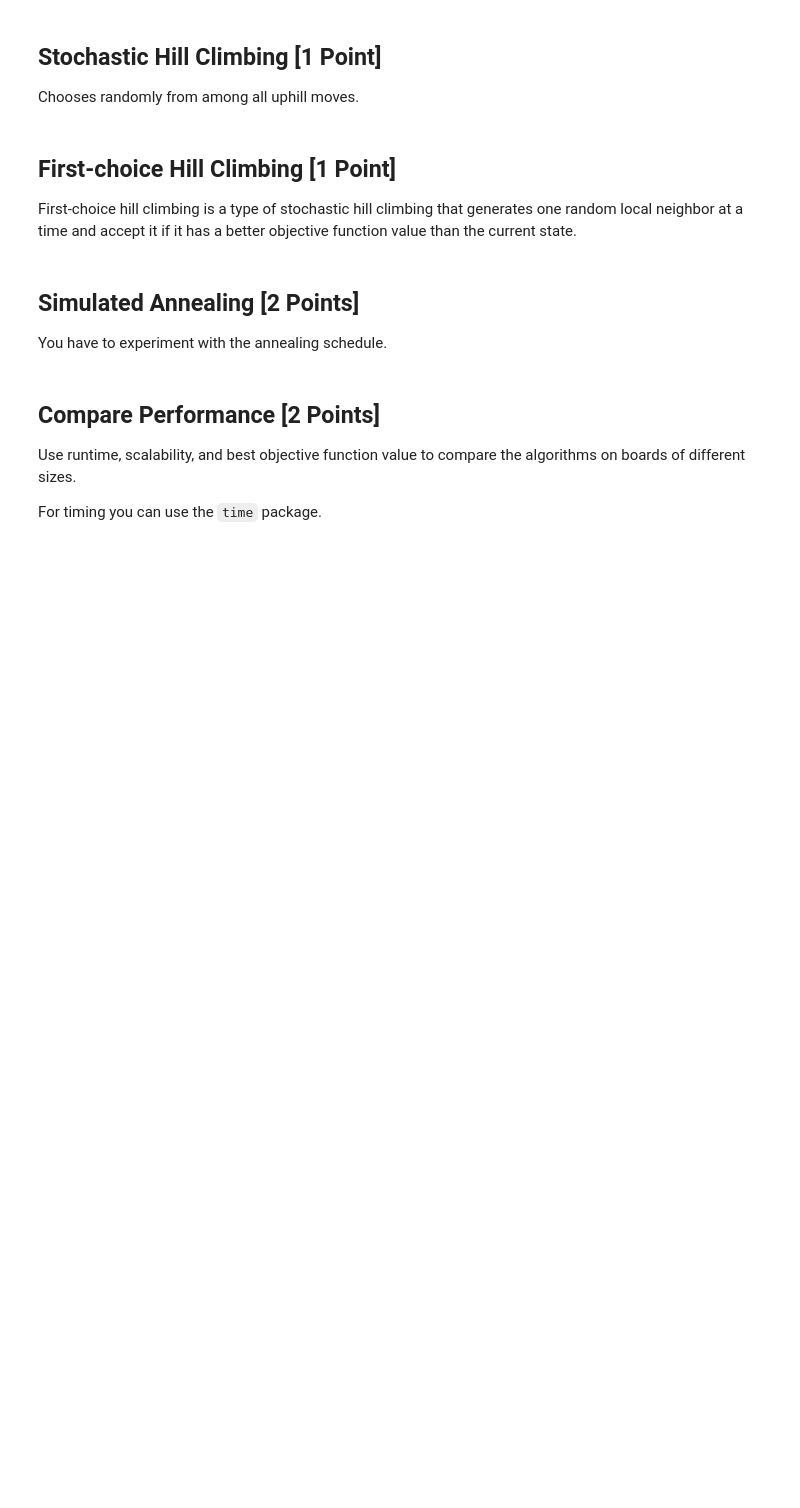
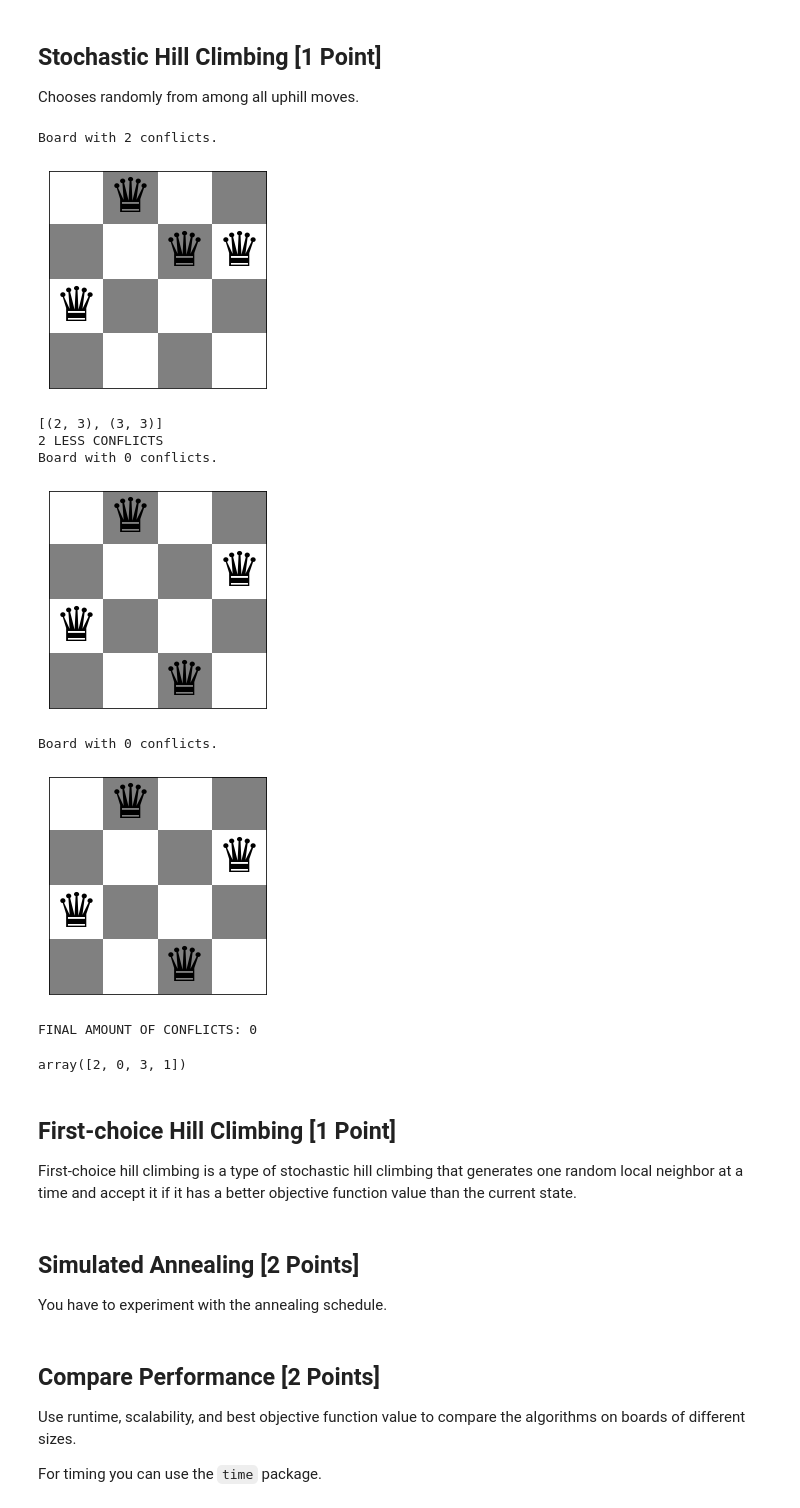
Before and after one commit to mitchmorrison2/CS7320-AI, a Jupyter notebook: Local Search/n_queens.ipynb, the cells around one changed output. Saved outputs shown, nothing was run; the diff lists cells and outputs as text; code cells hidden in the pictures; blank space fills up the shorter version.

```diff
--- a/Local Search/n_queens.ipynb
+++ b/Local Search/n_queens.ipynb
@@ -131,3 +233,44 @@ Chooses randomly from among all uphill moves.
+# %%
+def SHC(n=6):
+    '''Randomly choose from all improving moves until stuck'''
+    board = random_board(n)
+    show_board(board)
+    conflictsV = conflicts(board)
+    lowestConflicts = 0
+    while lowestConflicts <= conflictsV:
+        allImprovingMoves = []
+        for index, x in enumerate(board):
+            og = (index, x)
+            for i in range(n):
+                board[index] = i
+                if conflicts(board) < conflictsV:
+                    allImprovingMoves.append((index, i))
+            board[og[0]] = og[1]
+        if allImprovingMoves:
+            # pick random tuple from list to adjust
+            indexToLoc = np.random.choice(list(range(len(allImprovingMoves))))
+            board[allImprovingMoves[indexToLoc][0]] = allImprovingMoves[indexToLoc][1]
+            print("{} LESS CONFLICTS".format(conflictsV - conflicts(board)))
+            conflictsV = conflicts(board)
+        else:
+            show_board(board)
+            print("FINAL AMOUNT OF CONFLICTS:", conflicts(board))
+            break
+        show_board(board)
+    return board
+
+SHC(4)
+# %% [output]
+Board with 2 conflicts.
+[figure, added]
+[(2, 3), (3, 3)]
+2 LESS CONFLICTS
+Board with 0 conflicts.
+[figure, added]
+Board with 0 conflicts.
+[figure, added]
+FINAL AMOUNT OF CONFLICTS: 0
+array([2, 0, 3, 1])
 # %% [markdown]
 ## First-choice Hill Climbing [1 Point]
 
```
Also changed, not shown: parts of 9 cells of this notebook.
